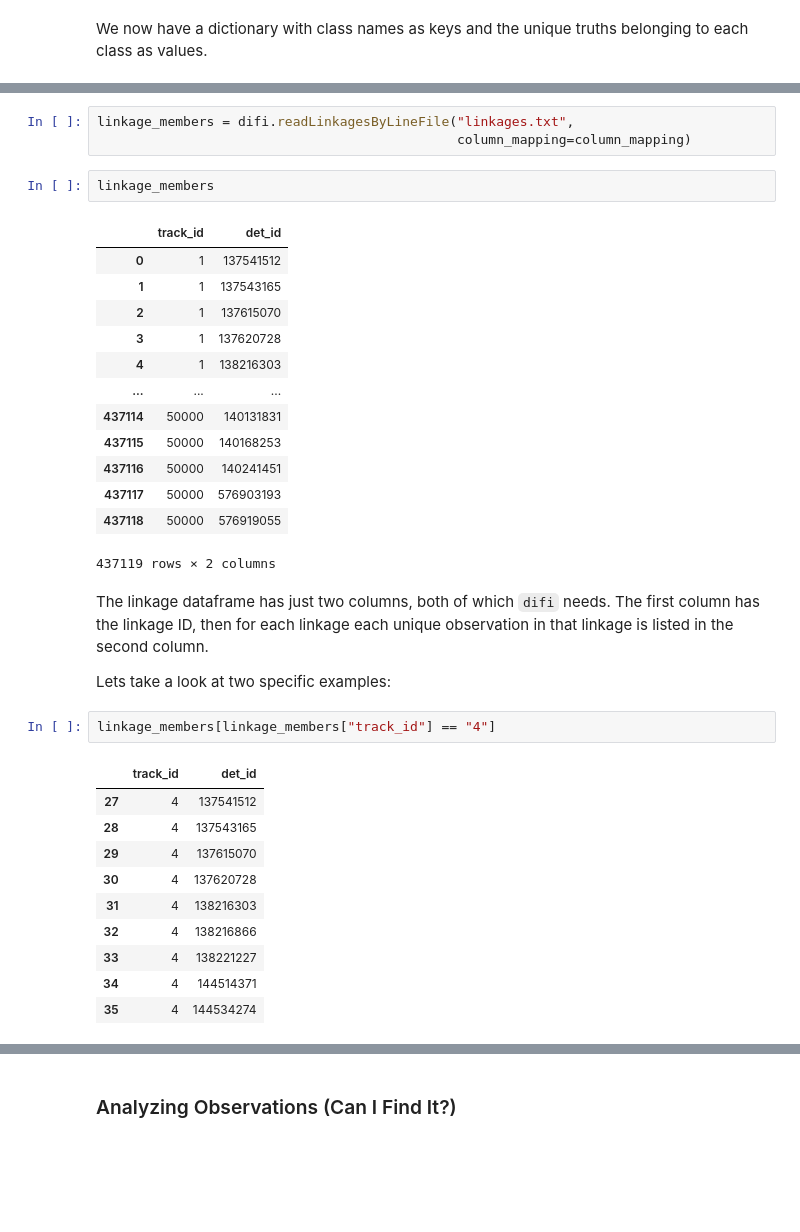
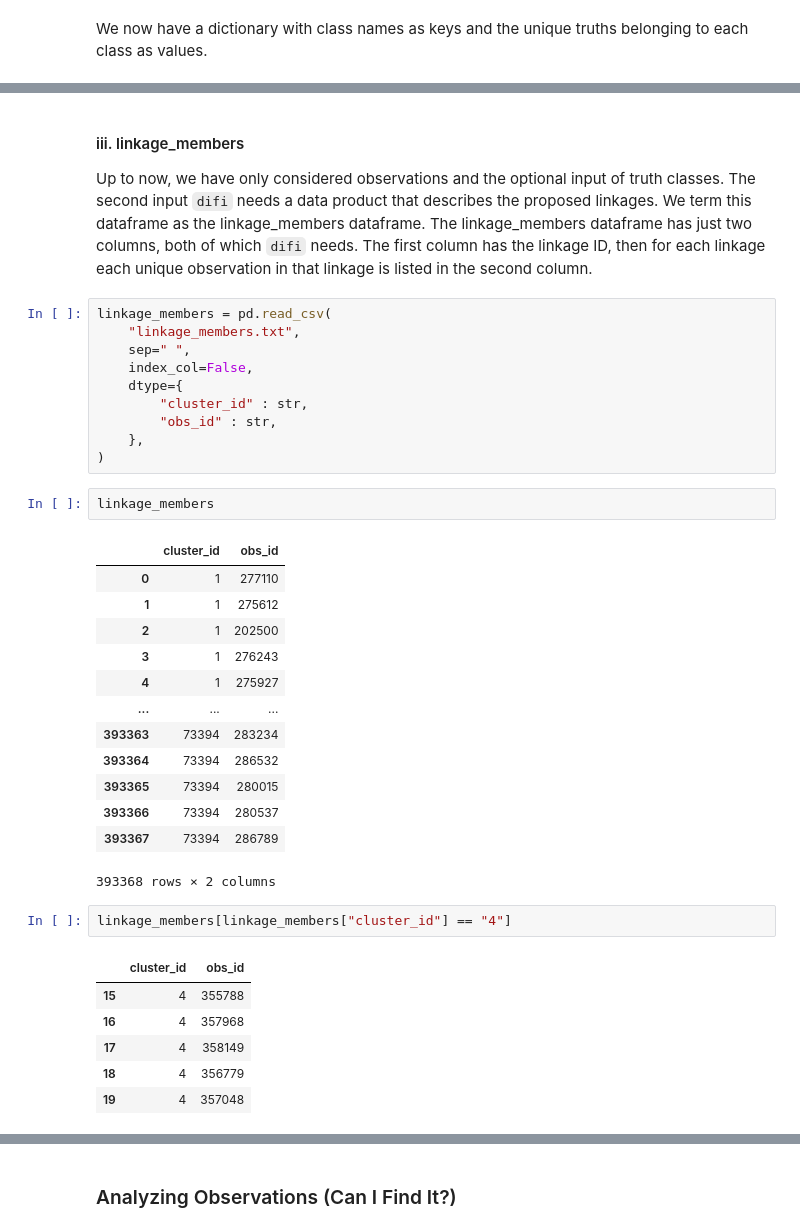
Before and after one commit to moeyensj/difi, a Jupyter notebook: examples/tutorial.ipynb, the cells around one changed output, grey strips where cells are left out. Saved outputs shown, nothing was run; the diff lists cells and outputs as text; blank space fills up the shorter version.

Commit message:
Update tutorial with more feature examples, update README

```diff
--- a/examples/tutorial.ipynb
+++ b/examples/tutorial.ipynb
@@ -146,37 +244,40 @@ We can convert this format into the linkageMembers format required by `difi` usi
-# %%
-linkage_members = difi.readLinkagesByLineFile("linkages.txt",
-                                              column_mapping=column_mapping)
+# %% [markdown]
+#### iii. linkage_members
+
+Up to now, we have only considered observations and the optional input of truth classes. The second input `difi` needs a data product that describes the proposed linkages. We term this dataframe as the linkage_members dataframe. The linkage_members dataframe has just two columns, both of which `difi` needs. The first column has the linkage ID, then for each linkage each unique observation in that linkage is listed in the second column.
+# %%
+linkage_members = pd.read_csv(
+    "linkage_members.txt",
+    sep=" ",
+    index_col=False,
+    dtype={
+        "cluster_id" : str,
+        "obs_id" : str,
+    },
+)
 # %%
 linkage_members
 # %% [output]
-|  | track_id | det_id |
-| 0 | 1 | 137541512 |
-| 1 | 1 | 137543165 |
-| 2 | 1 | 137615070 |
-| 3 | 1 | 137620728 |
-| 4 | 1 | 138216303 |
+|  | cluster_id | obs_id |
+| 0 | 1 | 277110 |
+| 1 | 1 | 275612 |
+| 2 | 1 | 202500 |
+| 3 | 1 | 276243 |
+| 4 | 1 | 275927 |
 | ... | ... | ... |
-| 437114 | 50000 | 140131831 |
-| 437115 | 50000 | 140168253 |
-| 437116 | 50000 | 140241451 |
-| 437117 | 50000 | 576903193 |
-| 437118 | 50000 | 576919055 |
+| 393363 | 73394 | 283234 |
+| 393364 | 73394 | 286532 |
+| 393365 | 73394 | 280015 |
+| 393366 | 73394 | 280537 |
+| 393367 | 73394 | 286789 |
-437119 rows × 2 columns
+393368 rows × 2 columns
-# %% [markdown]
-The linkage dataframe has just two columns, both of which `difi` needs. The first column has the linkage ID, then for each linkage each unique observation in that linkage is listed in the second column.
-
-Lets take a look at two specific examples:
 # %%
-linkage_members[linkage_members["track_id"] == "4"]
+linkage_members[linkage_members["cluster_id"] == "4"]
 # %% [output]
-|  | track_id | det_id |
-| 27 | 4 | 137541512 |
-| 28 | 4 | 137543165 |
-| 29 | 4 | 137615070 |
-| 30 | 4 | 137620728 |
-| 31 | 4 | 138216303 |
-| 32 | 4 | 138216866 |
-| 33 | 4 | 138221227 |
-| 34 | 4 | 144514371 |
-| 35 | 4 | 144534274 |
+|  | cluster_id | obs_id |
+| 15 | 4 | 355788 |
+| 16 | 4 | 357968 |
+| 17 | 4 | 358149 |
+| 18 | 4 | 356779 |
+| 19 | 4 | 357048 |
 # %%
```
Also changed, not shown: parts of 68 cells of this notebook, 13 other files.
